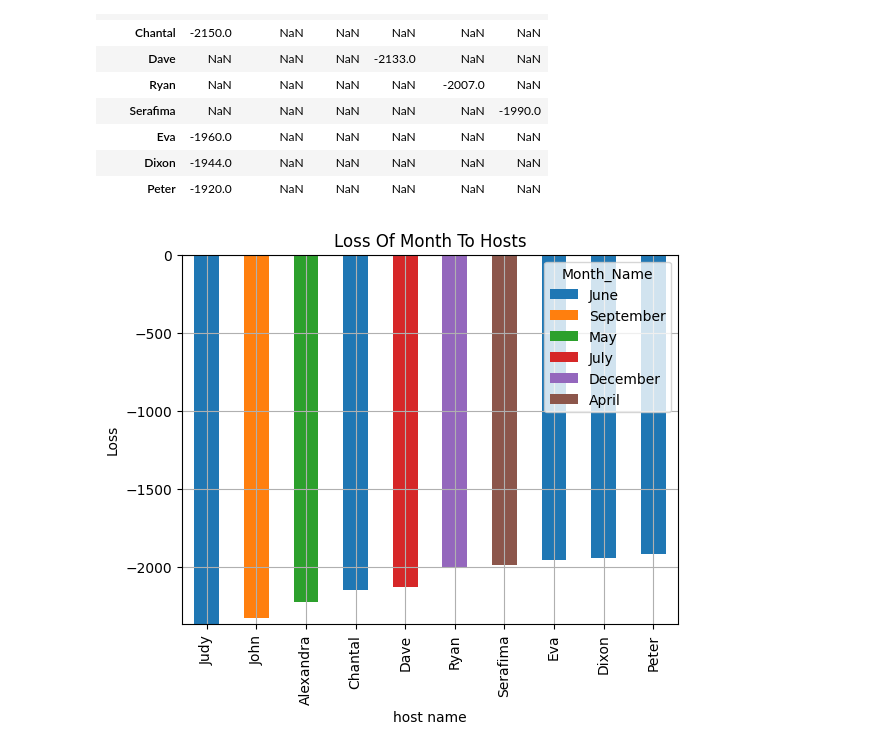
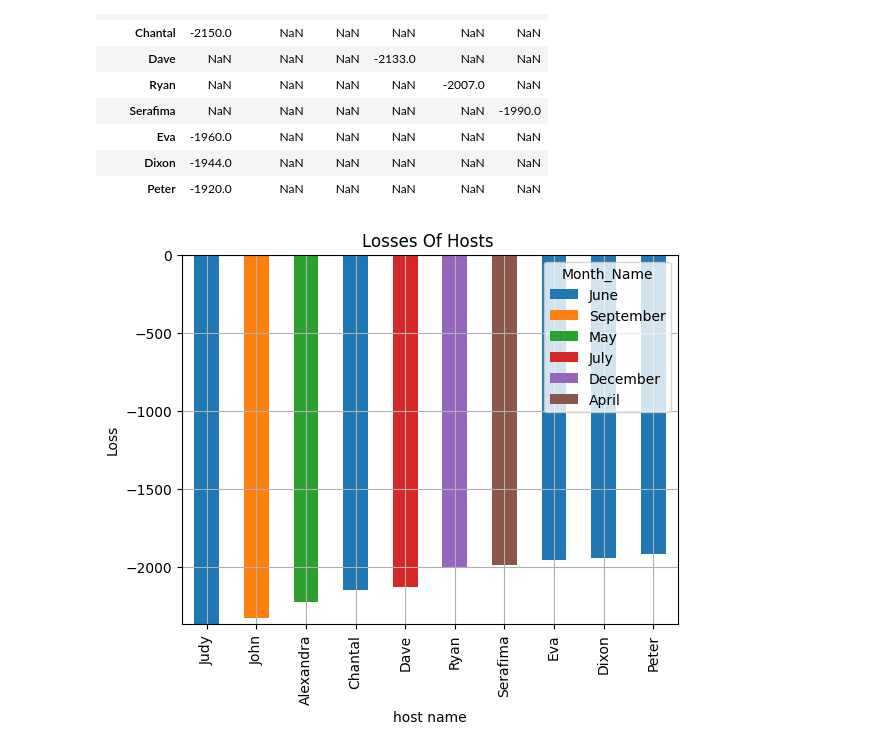
Before and after one commit to bersercz/AirBnb_VOIS_Project, a Jupyter notebook: Analysis_Tasks.ipynb, the cells around one changed output. Saved outputs shown, nothing was run; the diff lists cells and outputs as text; code cells hidden in the pictures.

```diff
--- a/Analysis_Tasks.ipynb
+++ b/Analysis_Tasks.ipynb
@@ -89,6 +89,10 @@ data[data.id.duplicated()]
 541 rows × 26 columns
 # %%
 data.drop_duplicates(inplace = True)
+# %%
+data.drop(['house_rules', 'license'], axis = 1, inplace = True)
+# %%
+data.dropna(inplace = True)
 # %%
 data.shape
 # %% [output]
@@ -688,8 +607,8 @@ graph11
 | Peter | -1920.0 | NaN | NaN | NaN | NaN | NaN |
 # %%
 graph11.plot(kind = 'bar', stacked = True, grid = True);
-plt.title('Loss Of Month To Hosts')
+plt.title('Losses Of Hosts ')
 plt.ylabel('Loss');
 plt.savefig('Loss_Of host.png', transparent = True, bbox_inches ='tight');
 # %% [output]
-[figure, old version]
+[figure, new version]
```
Also changed, not shown: parts of 69 cells of this notebook.
